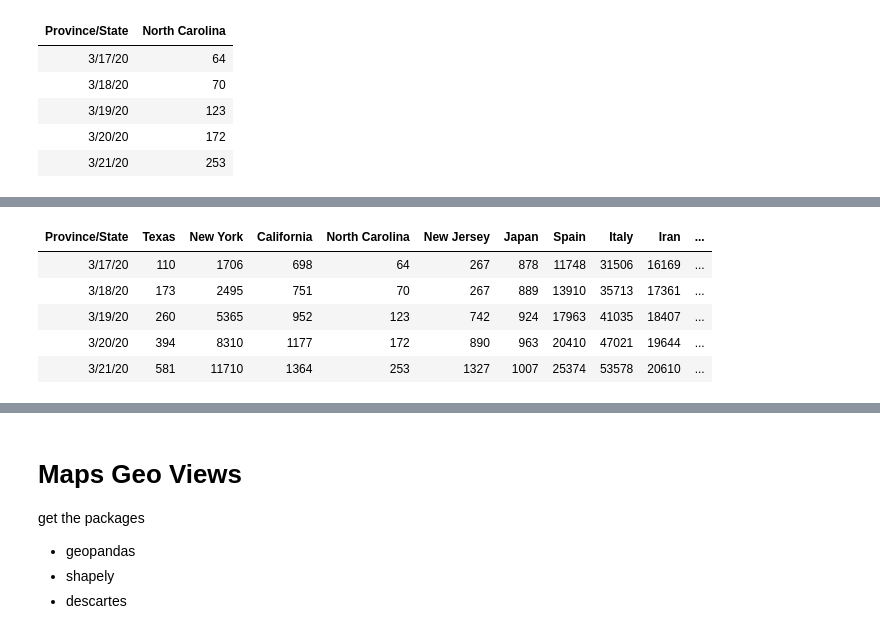
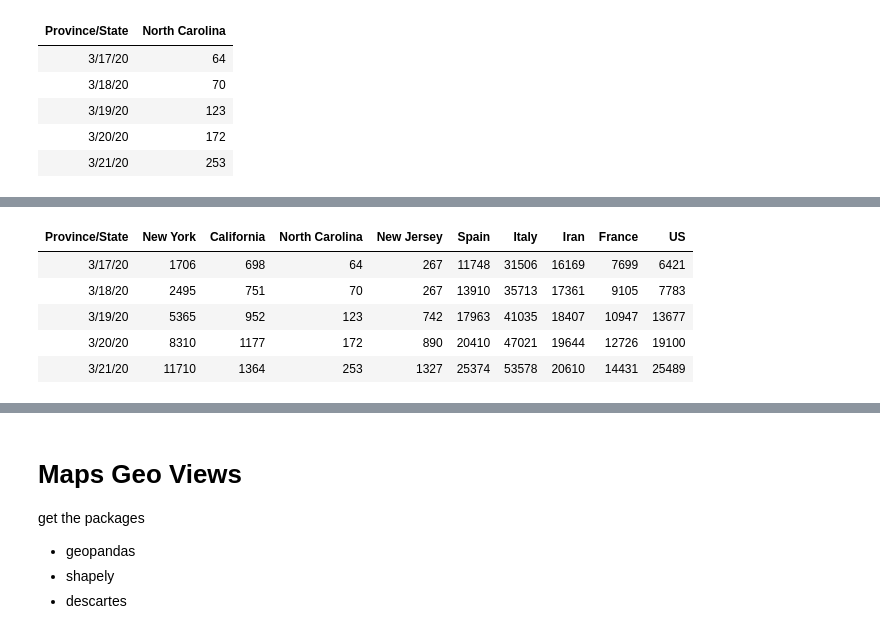
Before and after one commit to dougfoo/machineLearning, a Jupyter notebook: covid/COVID-Analysis-2.ipynb, the cells around one changed output, grey strips where cells are left out. Cells and saved outputs as stored; diff of their text form; code cells hidden in the pictures.

```diff
--- a/covid/COVID-Analysis-2.ipynb
+++ b/covid/COVID-Analysis-2.ipynb
@@ -202,26 +183,23 @@ for state,code in [('New York','NY'), ('New Jersey','NJ'), ('North Carolina','NC
 # %%
-confirmed_st = extractState(confirmed_us, 'Texas', 'TX')
-confirmed_st['New York'] = ExtractState(confirmed_us, 'New York', 'NY')
+confirmed_st = ExtractState(confirmed_us, 'New York', 'NY')
 confirmed_st['California'] = ExtractState(confirmed_us, 'California', 'CA')
 confirmed_st['North Carolina'] = ExtractState(confirmed_us, 'North Carolina', 'NC')
 confirmed_st['New Jersey'] = ExtractState(confirmed_us, 'New Jersey', 'NJ')
 
-confirmed_st['Japan'] = confirmed['Japan']
 confirmed_st['Spain'] = confirmed['Spain']
 confirmed_st['Italy'] = confirmed['Italy']
 confirmed_st['Iran'] = confirmed['Iran']
 confirmed_st['France'] = confirmed['France']
-confirmed_st['Korea, South'] = confirmed['Korea, South']
 confirmed_st['US'] = confirmed['US']
 
 confirmed_st.tail()
 # %% [output]
-| Province/State | Texas | New York | California | North Carolina | New Jersey | Japan | Spain | Italy | Iran | ... |
-| 3/17/20 | 110 | 1706 | 698 | 64 | 267 | 878 | 11748 | 31506 | 16169 | ... |
-| 3/18/20 | 173 | 2495 | 751 | 70 | 267 | 889 | 13910 | 35713 | 17361 | ... |
-| 3/19/20 | 260 | 5365 | 952 | 123 | 742 | 924 | 17963 | 41035 | 18407 | ... |
-| 3/20/20 | 394 | 8310 | 1177 | 172 | 890 | 963 | 20410 | 47021 | 19644 | ... |
-| 3/21/20 | 581 | 11710 | 1364 | 253 | 1327 | 1007 | 25374 | 53578 | 20610 | ... |
+| Province/State | New York | California | North Carolina | New Jersey | Spain | Italy | Iran | France | US |
+| 3/17/20 | 1706 | 698 | 64 | 267 | 11748 | 31506 | 16169 | 7699 | 6421 |
+| 3/18/20 | 2495 | 751 | 70 | 267 | 13910 | 35713 | 17361 | 9105 | 7783 |
+| 3/19/20 | 5365 | 952 | 123 | 742 | 17963 | 41035 | 18407 | 10947 | 13677 |
+| 3/20/20 | 8310 | 1177 | 172 | 890 | 20410 | 47021 | 19644 | 12726 | 19100 |
+| 3/21/20 | 11710 | 1364 | 253 | 1327 | 25374 | 53578 | 20610 | 14431 | 25489 |
 # %%
 confirmed_st.tail(20).plot(figsize=(14,8))
 confirmed_st.apply(np.log).tail(15).plot(figsize=(14,8))
```
Also changed, not shown: parts of 4 cells of this notebook.
